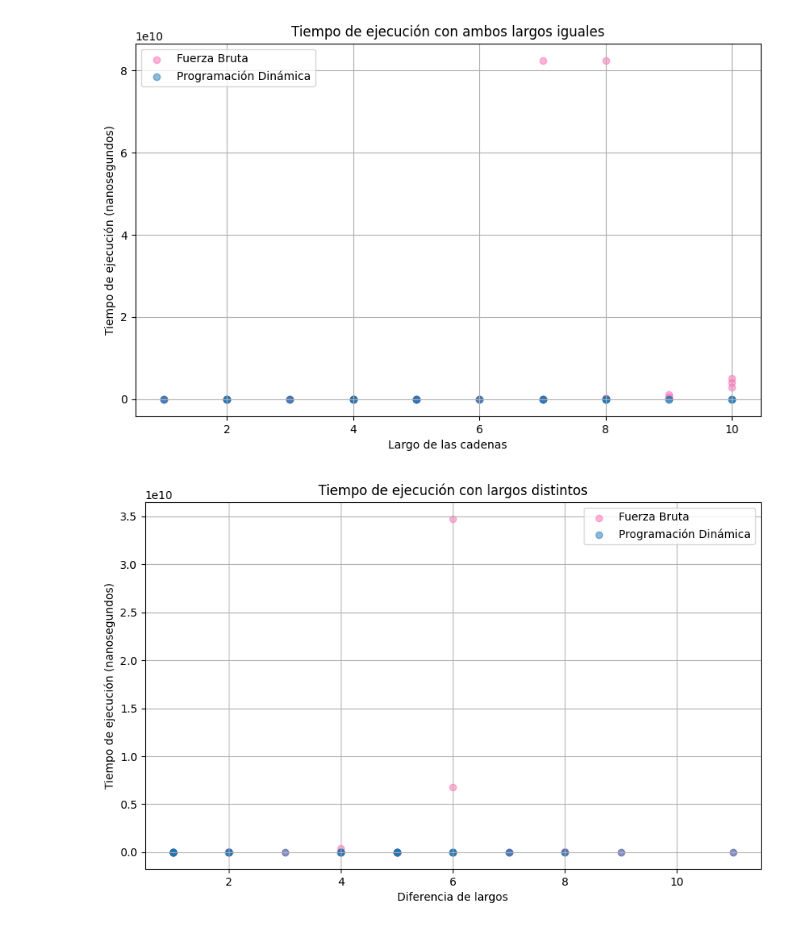
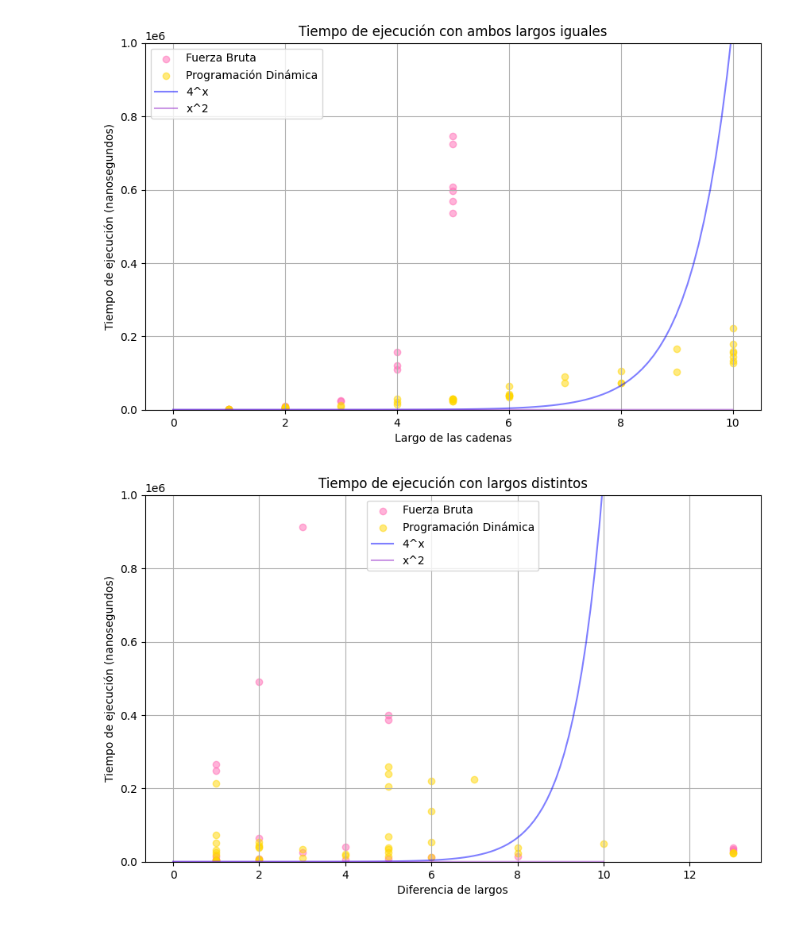
Before and after one commit to Sofiwiwi/Tarea2-inf221, a Jupyter notebook: graficos/fb.ipynb, the cells around one changed output. Saved outputs shown, nothing was run; the diff lists cells and outputs as text; code cells hidden in the pictures.

```diff
--- a/graficos/fb.ipynb
+++ b/graficos/fb.ipynb
@@ -14,9 +15,9 @@ def listador(res):
     for line in f:
         if 'Tiempo' in line:
             tiempo = int(line.split()[-2])
-            if c < 30:
+            if c < 40:
                 l_alguna_vacia.append(tiempo)
-            elif c < 60:
+            elif c < 80:
                 l_mismo.append(tiempo)
             else:
                 l_distinto.append(tiempo)
@@ -25,11 +26,11 @@ def listador(res):
             p1 = str(line.split()[6][1:-1])
             p2 = str(line.split()[8][1:-1])
             l = [len(p1), len(p2)]
-            if c < 15:
+            if c < 20:
                 p_alguna_vacia.append(l[1])
-            elif c < 30:
+            elif c < 40:
                 p_alguna_vacia.append(l[0])
-            elif c < 60:
+            elif c < 80:
                 p_mismo.append(l[0])
             else:
                 p_distinto.append(abs(l[0]-l[1]))
@@ -41,6 +42,19 @@ l_alguna_vacia, p_alguna_vacia, l_mismo, p_mismo, l_distinto, p_distinto= listad
 
 res2 = '../generadores/salida_pd.txt'
 l_alguna_vacia2, p_alguna_vacia2, l_mismo2, p_mismo2, l_distinto2, p_distinto2 = listador(res2)
+# %%
+def y(x):
+    return (4**x)
+
+def y2(x):
+    return(x**2)
+
+def y3(x):
+    return (2**x)
+
+
+x = range(0, 10)
+x = np.linspace(0, 10, 100)
 # %%
 plt.figure(figsize=(10, 6))
 plt.scatter(p_alguna_vacia, l_alguna_vacia, label = "Fuerza Bruta", color = 'hotpink', alpha=0.5)
@@ -56,7 +74,14 @@ plt.show()
 # %%
+
+
 plt.figure(figsize=(10, 6))
+
 plt.scatter(p_mismo, l_mismo, label = "Fuerza Bruta", color = 'hotpink', alpha=0.5)
-plt.scatter(p_mismo2, l_mismo2, label = "Programación Dinámica", alpha=0.5)
+plt.scatter(p_mismo2, l_mismo2, label = "Programación Dinámica", color='gold', alpha=0.5)
+plt.plot(x, [y(i) for i in x], label="4^x", color="blue", alpha = 0.5)
+plt.plot(x, [y2(i) for i in x], label="x^2", color="darkorchid", alpha = 0.5)
+
+plt.ylim(0, 1000000)
 plt.xlabel('Largo de las cadenas')
 plt.ylabel('Tiempo de ejecución (nanosegundos)')
 plt.title('Tiempo de ejecución con ambos largos iguales')
@@ -64,16 +89,20 @@ plt.grid()
 plt.legend()
 plt.show()
 # %% [output]
-[figure, old version]
+[figure, new version]
 # %%
 plt.figure(figsize=(10, 6))
 plt.scatter(p_distinto, l_distinto, label = "Fuerza Bruta", color = 'hotpink', alpha=0.5)
-plt.scatter(p_distinto2, l_distinto2, label = "Programación Dinámica", alpha=0.5)
+plt.scatter(p_distinto2, l_distinto2, label = "Programación Dinámica", color='gold', alpha=0.5)
+plt.plot(x, [y(i) for i in x], label="4^x", color="blue", alpha = 0.5)
+plt.plot(x, [y2(i) for i in x], label="x^2", color="darkorchid", alpha = 0.5)
+
+plt.ylim(0, 1000000)
 plt.xlabel('Diferencia de largos')
 plt.ylabel('Tiempo de ejecución (nanosegundos)')
 plt.title('Tiempo de ejecución con largos distintos')
 plt.grid()
 plt.legend()
 plt.show()
 # %% [output]
-[figure, old version]
+[figure, new version]
```
Also changed, not shown: parts of 2 cells of this notebook, 10 other files.
